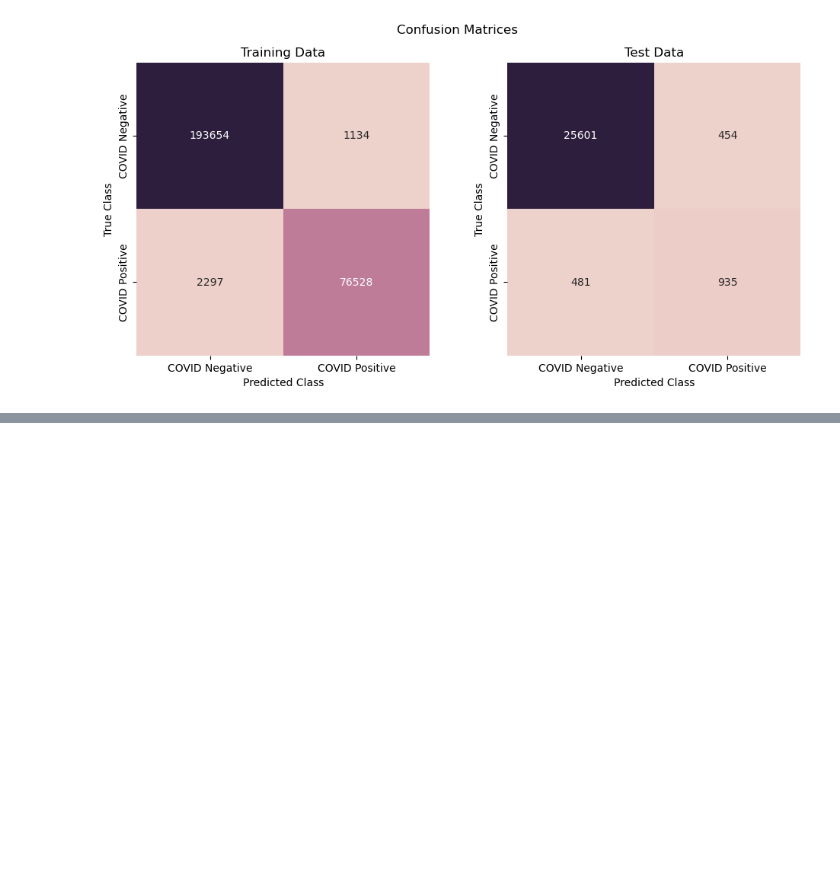
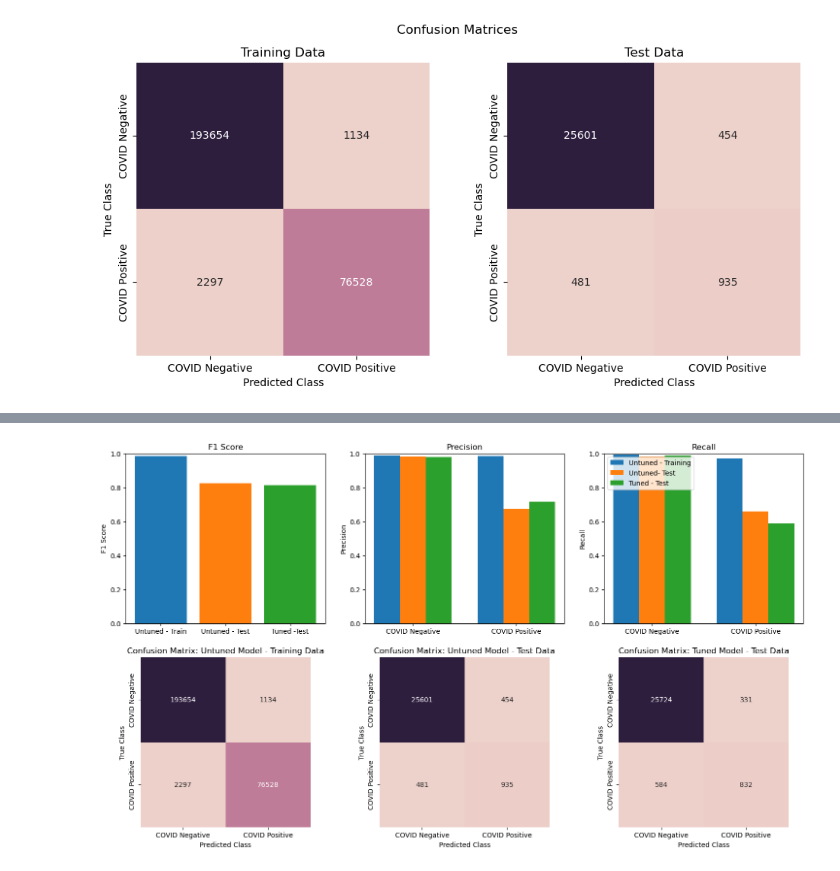
Before and after one commit to karima662/aru-hackathon-team1, a Jupyter notebook: Logistic_Regression_model.ipynb, the cells around one changed output, grey strips where cells are left out. Drawn from its saved outputs; the diff is of its cells as text; code cells hidden in the pictures; blank space fills up the shorter version.

Commit message:
logistic regression tuneed

```diff
--- a/Logistic_Regression_model.ipynb
+++ b/Logistic_Regression_model.ipynb
@@ -78,3 +78,23 @@ fig.subplots_adjust(wspace=0.1)
 plt.show()
 # %% [output]
 [figure]
+# %%
+param_grid = [{
+    'penalty' : ['l1','l2'],
+    'C'       : np.logspace(-4,3,8),
+    'solver'  : ['liblinear']
+}, {
+    'penalty' : ['l2'],
+    'C'       : np.logspace(-4,3,8),
+    'solver'  : ['newton-cg', 'lbfgs']
+}
+]
+
+#grid search
+grid = GridSearchCV(LogisticRegression(random_state=42), param_grid, scoring = 'f1_macro',  cv = 5, refit = True)
+
+# fitting the model for grid search
+grid.fit(X_valid, y_valid)
+# print best parameter after tuning
+print('The best hyperparmeters are:',grid.best_params_)
+print('The best hyperparamter combination had a mean F1 score of {:.3f}'.format(grid.best_score_))
@@ -80,0 +135,40 @@ plt.show()
+# %%
+def plot_metrics(data, ax, metric):
+    classes = ('COVID Negative', 'COVID Positive')
+    x = np.arange(len(classes))
+    multiplier = 0
+    for var, value in data.items():
+        offset = multiplier * 0.25
+        ax.bar(x + offset, value, 0.25, label=var)
+        multiplier += 1
+    ax.set_ylabel(metric)
+    ax.set_title(metric)
+    ax.set_xticks(ticks = [0.25, 1.25])
+    ax.set_xticklabels(labels = classes)
+    ax.set_ylim(0, 1)
+
+fig, axs = plt.subplots(2,3, figsize = (18, 10))
+# data for weighted F1 score
+f1_data = [f1_score(y_train, y_pred_train, average = 'macro'),f1_score(y_test, y_pred_test, average = 'macro'),f1_score(y_test, y_pred_test_tuned, average = 'macro')]
+# plot weighted F1 score
+axs[0,0].bar([1,2,3], f1_data,color = ['C0', 'C1', 'C2'])
+axs[0,0].set_ylim(0, 1)
+axs[0,0].set_ylabel('F1 Score')
+axs[0,0].set_title('F1 Score')
+axs[0,0].set_xticks(ticks = [1,2,3])
+axs[0,0].set_xticklabels(labels = ['Untuned - Train', 'Untuned - Test', 'Tuned -Test'])
+#plot precision
+plot_metrics({'Untuned - Training': res_train[0],'Untuned- Test': res_test[0],'Tuned - Test': res_test_tuned[0]}, axs[0,1], 'Precision')
+#plot recall
+plot_metrics({'Untuned - Training': res_train[1],'Untuned- Test': res_test[1],'Tuned - Test': res_test_tuned[1]}, axs[0,2], 'Recall')
+#plot legend for last subplot of row
+axs[0,2].legend(loc='upper left')
+# plot confusion matrices
+plot_cnf(y_train, y_pred_train, axs[1,0], 'Confusion Matrix: Untuned Model - Training Data')
+plot_cnf(y_test, y_pred_test, axs[1,1], 'Confusion Matrix: Untuned Model - Test Data')
+plot_cnf(y_test, y_pred_test_tuned, axs[1,2], 'Confusion Matrix: Tuned Model - Test Data')
+
+fig.subplots_adjust(wspace=0.2)
+plt.show()
+# %% [output]
+[figure, added]
```
Also changed, not shown: parts of 4 cells of this notebook.
